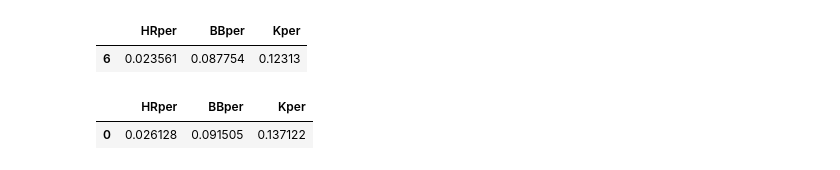
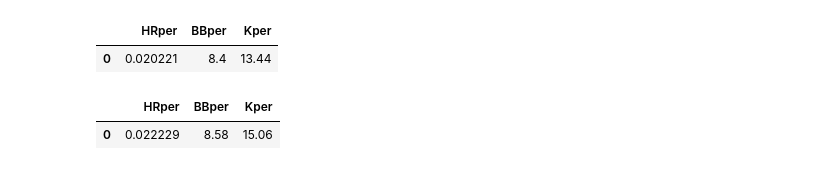
Before and after one commit to Ben-Platt-23/Senior-Project, a Jupyter notebook: statistical_analysis/TTO/tto.ipynb, the cells around one changed output. Cells and saved outputs as stored; diff of their text form; code cells hidden in the pictures.

```diff
--- a/statistical_analysis/TTO/tto.ipynb
+++ b/statistical_analysis/TTO/tto.ipynb
@@ -60,55 +44,39 @@ tto_76_80.head()
 # %%
-tto_81_85 = batting_stats(1981, 1985, ind=1)
-
-tto_81_85.rename(columns={'BB%':'BBper', 'K%':'Kper'}, inplace=True)
-
+tto_81_85 = pd.read_csv('1981-85.csv')
+df = pd.DataFrame()
+tto_81_85 = tto_81_85.rename(columns={'BB%':'BBper', 'K%':'Kper'})
+tto_81_85 = tto_81_85.replace('%', '', regex=True)
+tto_81_85 = tto_81_85.astype('float64')
 HRper = tto_81_85.HR / tto_81_85.PA
-BBper = tto_81_85.BBper
-Kper = tto_81_85.Kper
-
-df = pd.DataFrame()
-
+BBper = tto_81_85.BBper.mean()
+Kper = tto_81_85.Kper.mean()
 df.insert(0, 'HRper', HRper)
 df.insert(1, 'BBper', BBper)
 df.insert(2, 'Kper', Kper)
-
+df.HRper = df.HRper.mean()
+df = df.drop(df.index.to_list()[1:], axis = 0)
 tto_81_85 = df
-
-tto_81_85.HRper = tto_81_85.HRper.mean()
-tto_81_85.BBper = tto_81_85.BBper.mean()
-tto_81_85.Kper = tto_81_85.Kper.mean()
-
-tto_81_85 = tto_81_85.drop(tto_81_85.index.to_list()[1:], axis = 0)
-
-tto_81_85.head()
+tto_81_85.head(10)
 # %% [output]
 |  | HRper | BBper | Kper |
-| 6 | 0.023561 | 0.087754 | 0.12313 |
+| 0 | 0.020221 | 8.4 | 13.44 |
 # %%
-tto_86_90 = batting_stats(1986, 1990, ind=1)
-
-tto_86_90.rename(columns={'BB%':'BBper', 'K%':'Kper'}, inplace=True)
-
+tto_86_90 = pd.read_csv('1986-90.csv')
+df = pd.DataFrame()
+tto_86_90= tto_86_90.rename(columns={'BB%':'BBper', 'K%':'Kper'})
+tto_86_90 = tto_86_90.replace('%', '', regex=True)
+tto_86_90 = tto_86_90.astype('float64')
 HRper = tto_86_90.HR / tto_86_90.PA
-BBper = tto_86_90.BBper
-Kper = tto_86_90.Kper
-
-df = pd.DataFrame()
-
+BBper = tto_86_90.BBper.mean()
+Kper = tto_86_90.Kper.mean()
 df.insert(0, 'HRper', HRper)
 df.insert(1, 'BBper', BBper)
 df.insert(2, 'Kper', Kper)
-
+df.HRper = df.HRper.mean()
+df = df.drop(df.index.to_list()[1:], axis = 0)
 tto_86_90 = df
-
-tto_86_90.HRper = tto_86_90.HRper.mean()
-tto_86_90.BBper = tto_86_90.BBper.mean()
-tto_86_90.Kper = tto_86_90.Kper.mean()
-
-tto_86_90 = tto_86_90.drop(tto_86_90.index.to_list()[1:], axis = 0)
-
-tto_86_90.head()
+tto_86_90.head(10)
 # %% [output]
 |  | HRper | BBper | Kper |
-| 0 | 0.026128 | 0.091505 | 0.137122 |
+| 0 | 0.022229 | 8.58 | 15.06 |
 # %%
```
Also changed, not shown: parts of 28 cells of this notebook, 14 other files.
